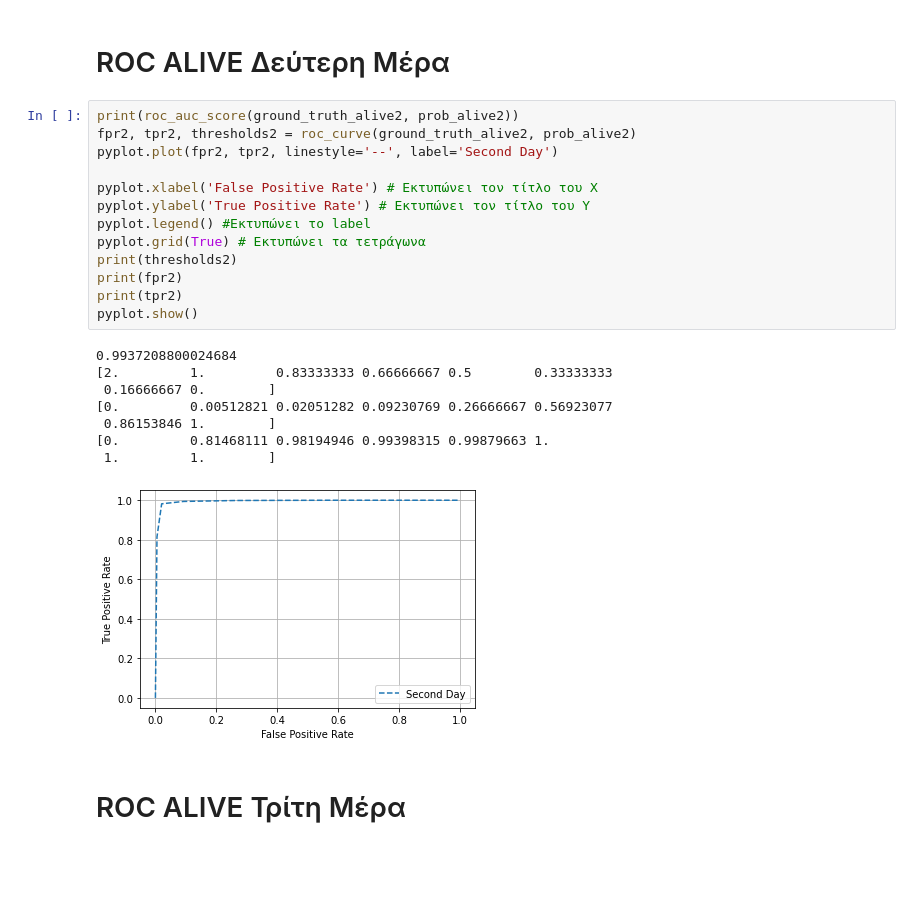
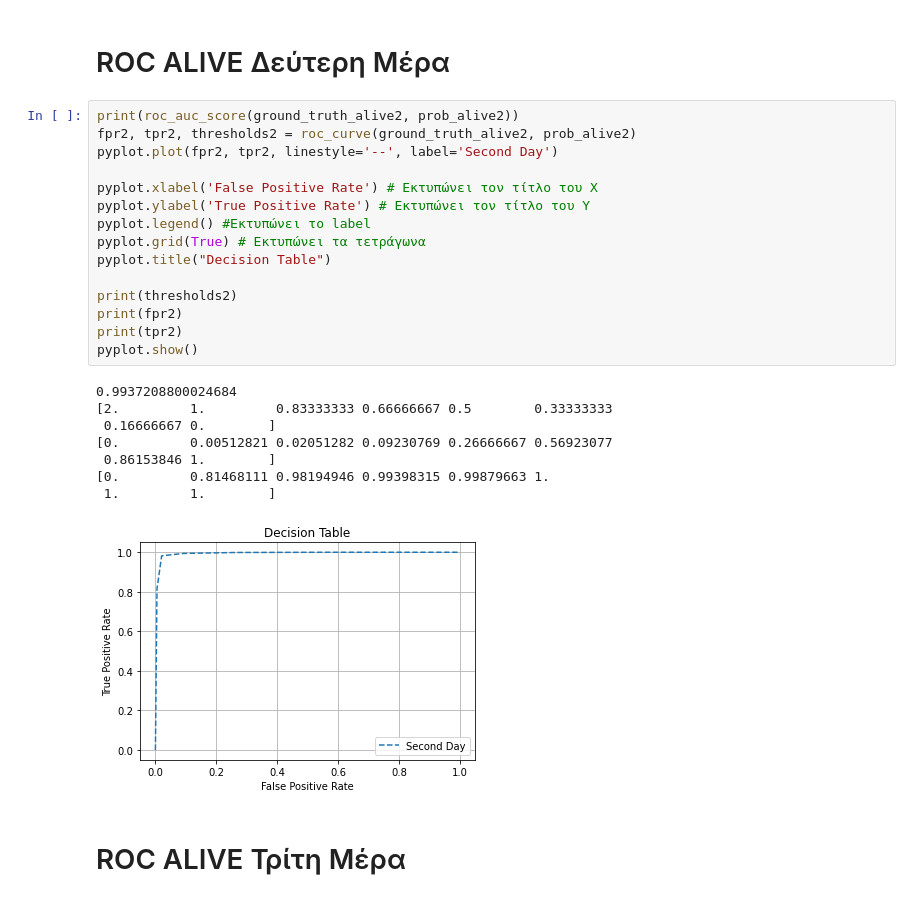
Before and after one commit to DimopDim/MimicIV, a Jupyter notebook: New_Code/07_02_ROC_Decision_Table.ipynb, the cells around one changed output. Saved outputs shown, nothing was run; the diff lists cells and outputs as text; blank space fills up the shorter version.

```diff
--- a/New_Code/07_02_ROC_Decision_Table.ipynb
+++ b/New_Code/07_02_ROC_Decision_Table.ipynb
@@ -108,25 +110,27 @@ pyplot.show()
 # %%
 print(roc_auc_score(ground_truth_alive2, prob_alive2))
 fpr2, tpr2, thresholds2 = roc_curve(ground_truth_alive2, prob_alive2)
 pyplot.plot(fpr2, tpr2, linestyle='--', label='Second Day')
 
 pyplot.xlabel('False Positive Rate') # Εκτυπώνει τον τίτλο του Χ
 pyplot.ylabel('True Positive Rate') # Εκτυπώνει τον τίτλο του Υ
 pyplot.legend() #Εκτυπώνει το label
 pyplot.grid(True) # Εκτυπώνει τα τετράγωνα
+pyplot.title("Decision Table")
+
 print(thresholds2)
 print(fpr2)
 print(tpr2)
 pyplot.show()
 # %% [output]
 0.9937208800024684
 [2.         1.         0.83333333 0.66666667 0.5        0.33333333
  0.16666667 0.        ]
 [0.         0.00512821 0.02051282 0.09230769 0.26666667 0.56923077
  0.86153846 1.        ]
 [0.         0.81468111 0.98194946 0.99398315 0.99879663 1.
  1.         1.        ]
-[figure, old version]
+[figure, new version]
 # %% [markdown]
 # ROC ALIVE Τρίτη Μέρα
 # %%
```
Also changed, not shown: parts of 9 cells of this notebook, 1 other file.
